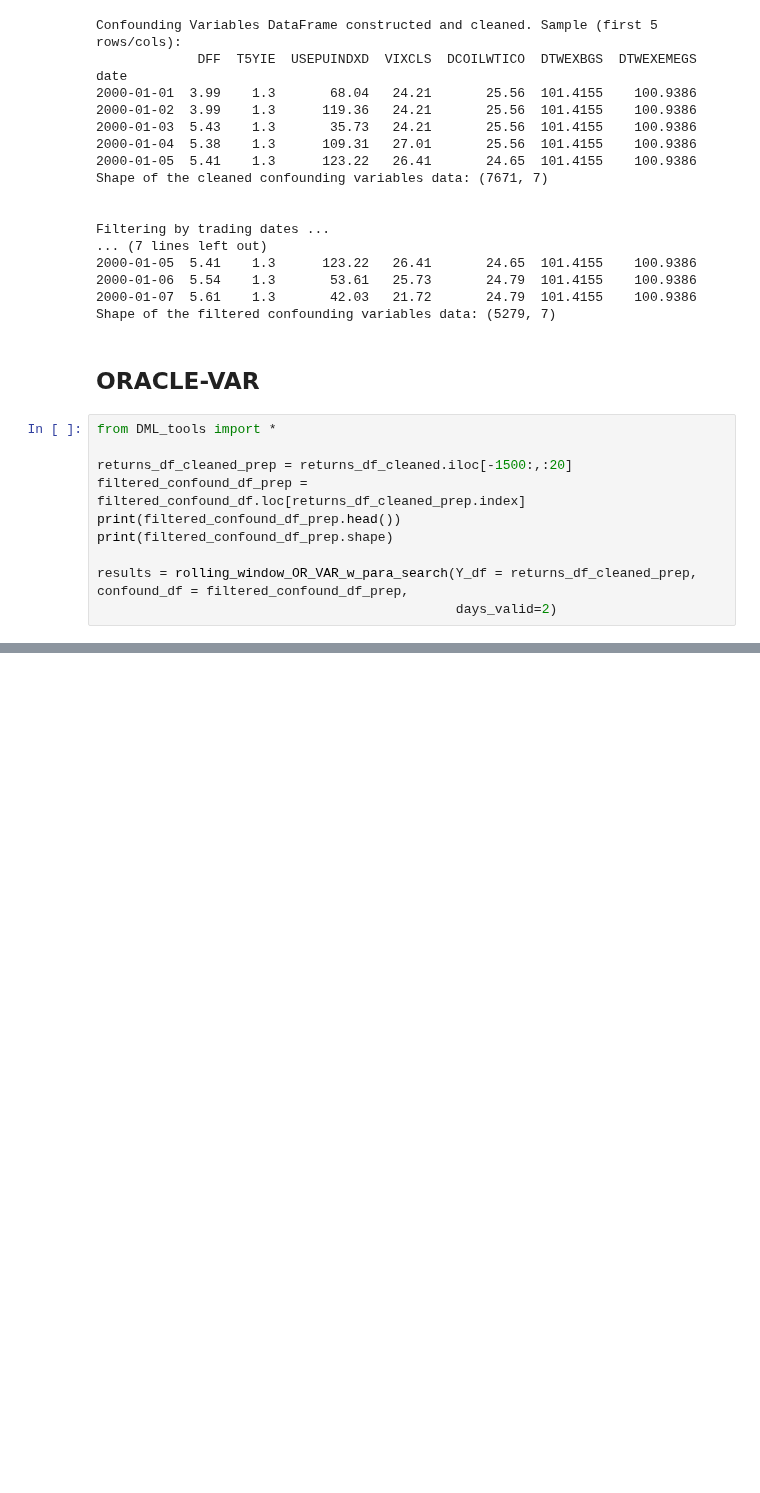
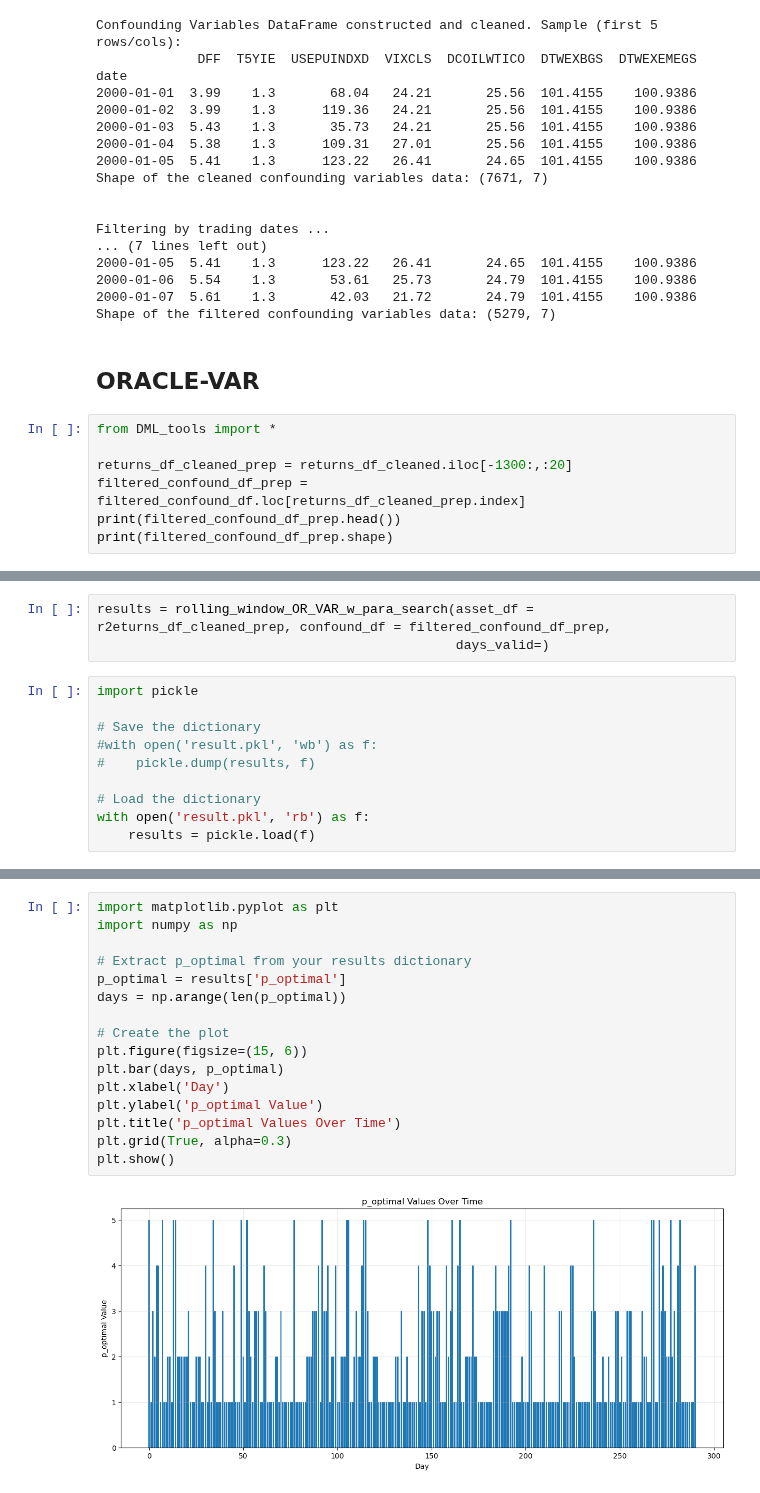
Before and after one commit to HK-Tan/ICAIF_25, a Jupyter notebook: New Code/Script/CORACLE-VAR-Ver2.ipynb, the cells around one changed output, grey strips where cells are left out. Saved outputs shown, nothing was run; the diff lists cells and outputs as text; blank space fills up the shorter version.

```diff
--- a/New Code/Script/CORACLE-VAR-Ver2.ipynb
+++ b/New Code/Script/CORACLE-VAR-Ver2.ipynb
@@ -124,13 +124,10 @@ Shape of the filtered confounding variables data: (5279, 7)
 # %%
 from DML_tools import *
 
-returns_df_cleaned_prep = returns_df_cleaned.iloc[-1500:,:20]
+returns_df_cleaned_prep = returns_df_cleaned.iloc[-1300:,:20]
 filtered_confound_df_prep = filtered_confound_df.loc[returns_df_cleaned_prep.index]
 print(filtered_confound_df_prep.head())
 print(filtered_confound_df_prep.shape)
-
-results = rolling_window_OR_VAR_w_para_search(Y_df = returns_df_cleaned_prep, confound_df = filtered_confound_df_prep,
-                                              days_valid=2)
 # %% [output]
              DFF  T5YIE  USEPUINDXD  VIXCLS  DCOILWTICO  DTWEXBGS  DTWEXEMEGS
 date
@@ -144,0 +140,13 @@ ValueError: could not broadcast input array from shape (100,) into shape (20,)
+# %%
+results = rolling_window_OR_VAR_w_para_search(asset_df = r2eturns_df_cleaned_prep, confound_df = filtered_confound_df_prep,
+                                              days_valid=)
+# %%
+import pickle
+
+# Save the dictionary
+#with open('result.pkl', 'wb') as f:
+#    pickle.dump(results, f)
+
+# Load the dictionary
+with open('result.pkl', 'rb') as f:
+    results = pickle.load(f)
@@ -144,0 +176,18 @@ ValueError: could not broadcast input array from shape (100,) into shape (20,)
+# %%
+import matplotlib.pyplot as plt
+import numpy as np
+
+# Extract p_optimal from your results dictionary
+p_optimal = results['p_optimal']
+days = np.arange(len(p_optimal))
+
+# Create the plot
+plt.figure(figsize=(15, 6))
+plt.bar(days, p_optimal)
+plt.xlabel('Day')
+plt.ylabel('p_optimal Value')
+plt.title('p_optimal Values Over Time')
+plt.grid(True, alpha=0.3)
+plt.show()
+# %% [output]
+[figure, added]
```
Also changed, not shown: parts of 6 cells of this notebook, 2 other files.
